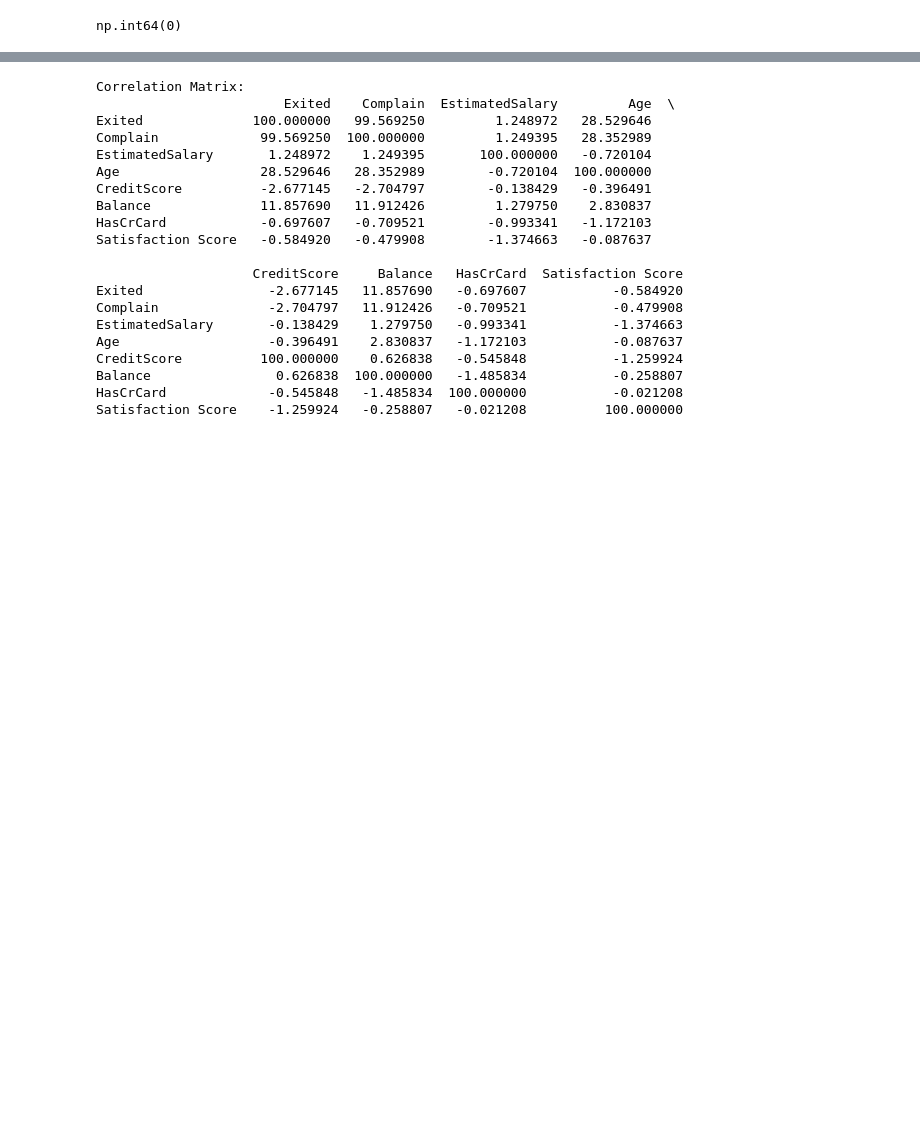
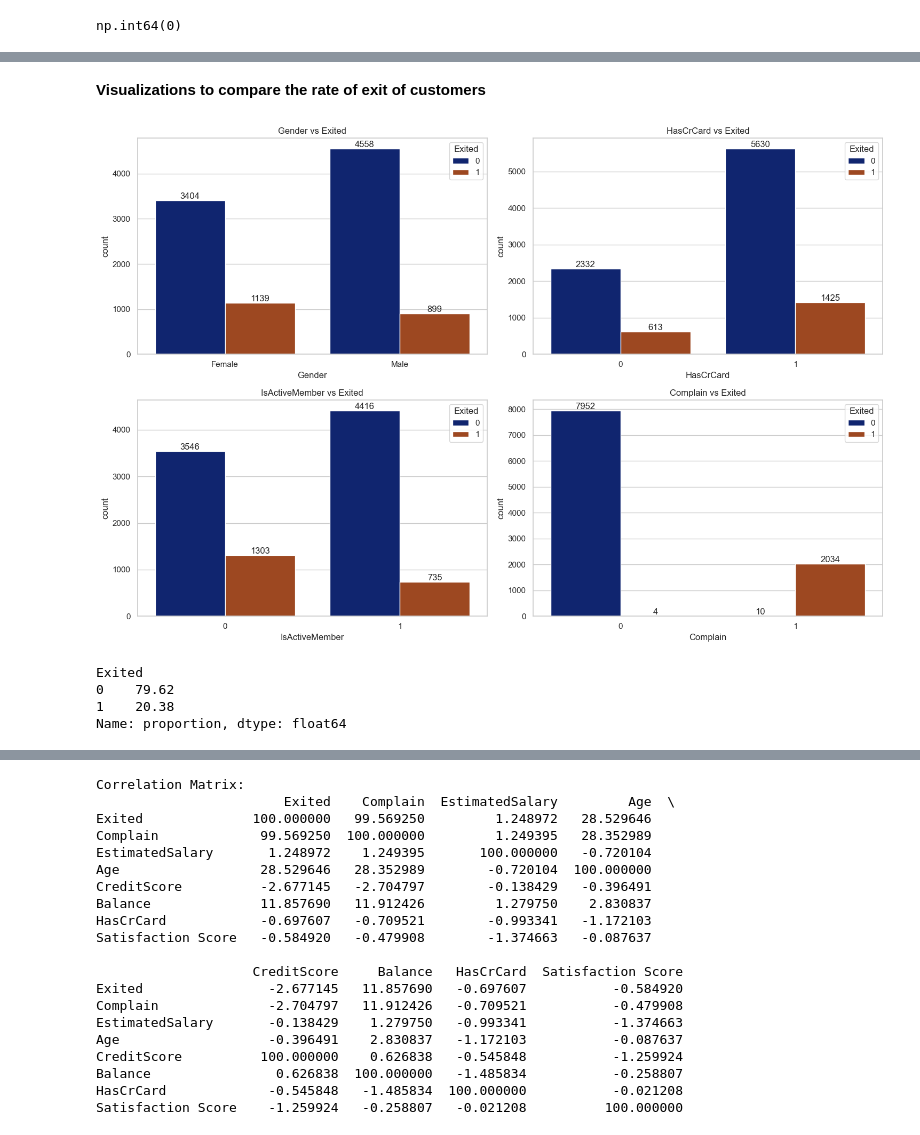
Before and after one commit to etimexo/Bank_customer_churn_predict, a Jupyter notebook: notebooks/book_1.ipynb, the cells around one changed output, grey strips where cells are left out. Saved outputs shown, nothing was run; the diff lists cells and outputs as text; code cells hidden in the pictures; blank space fills up the shorter version.

```diff
--- a/notebooks/book_1.ipynb
+++ b/notebooks/book_1.ipynb
@@ -140,0 +147,37 @@ Let's view the corretion between these variables
+# %% [markdown]
+**Visualizations to compare the rate of exit of customers**
+# %%
+fig, axes = plt.subplots(nrows=2,ncols=2,figsize=(15,10))
+
+ax = sns.countplot(data=df, x='Gender', ax=axes[0,0], hue='Exited', palette='dark')
+for bars in ax.containers:
+    ax.bar_label(bars)
+axes[0,0].set_title('Gender vs Exited')
+
+ax = sns.countplot(data=df, x='HasCrCard', ax=axes[0,1], hue='Exited', palette='dark')
+for bars in ax.containers:
+    ax.bar_label(bars)
+axes[0,1].set_title('HasCrCard vs Exited')
+
+ax = sns.countplot(data=df, x='IsActiveMember', ax=axes[1,0], hue='Exited', palette='dark')
+for bars in ax.containers:
+    ax.bar_label(bars)
+axes[1,0].set_title('IsActiveMember vs Exited')
+
+ax = sns.countplot(data=df,x='Complain',ax=axes[1,1], hue='Exited',palette='dark')
+for bars in ax.containers:
+    ax.bar_label(bars)
+axes[1,1].set_title('Complain vs Exited')
+
+
+plt.tight_layout()
+plt.show()
+# %% [output]
+[figure, added]
+# %%
+df["Exited"].value_counts(normalize=True)*100
+# %% [output]
+Exited
+0    79.62
+1    20.38
+Name: proportion, dtype: float64
```
Also changed, not shown: parts of 19 cells of this notebook.
